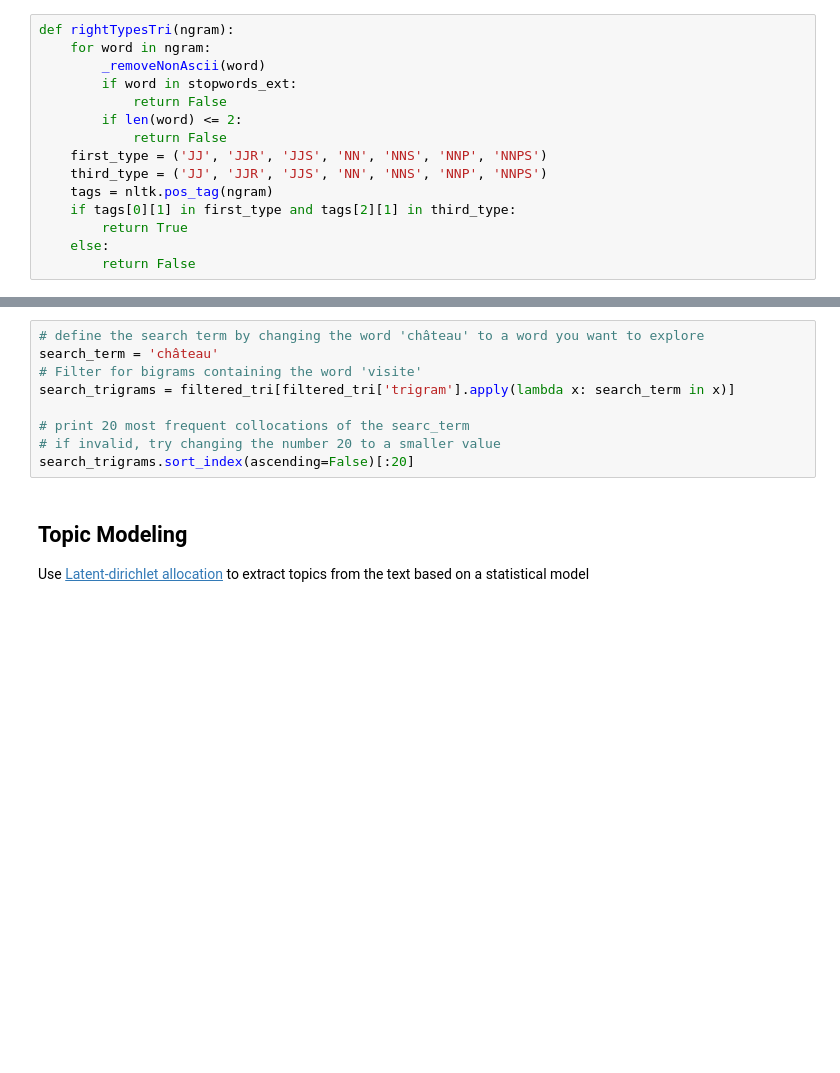
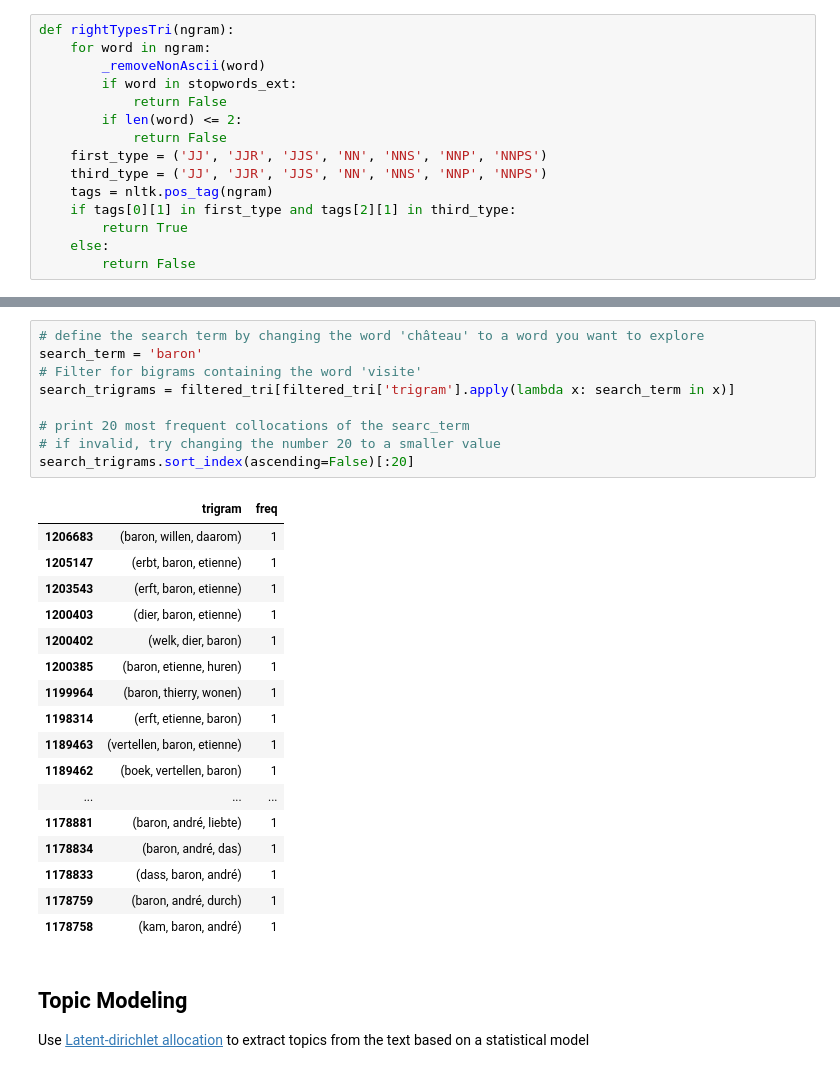
Before and after one commit to jazoza/cultural-data-analysis, a Jupyter notebook: 05_CDA_compare_visualize.ipynb, the cells around one changed output, grey strips where cells are left out. Cells and saved outputs as stored; diff of their text form; blank space fills up the shorter version.

```diff
--- a/05_CDA_compare_visualize.ipynb
+++ b/05_CDA_compare_visualize.ipynb
@@ -176,12 +281,30 @@ filtered_tri[:20]
 # %%
 # define the search term by changing the word 'château' to a word you want to explore
-search_term = 'château'
+search_term = 'baron'
 # Filter for bigrams containing the word 'visite'
 search_trigrams = filtered_tri[filtered_tri['trigram'].apply(lambda x: search_term in x)]
 
 # print 20 most frequent collocations of the searc_term
 # if invalid, try changing the number 20 to a smaller value
 search_trigrams.sort_index(ascending=False)[:20]
+# %% [output]
+|  | trigram | freq |
+| 1206683 | (baron, willen, daarom) | 1 |
+| 1205147 | (erbt, baron, etienne) | 1 |
+| 1203543 | (erft, baron, etienne) | 1 |
+| 1200403 | (dier, baron, etienne) | 1 |
+| 1200402 | (welk, dier, baron) | 1 |
+| 1200385 | (baron, etienne, huren) | 1 |
+| 1199964 | (baron, thierry, wonen) | 1 |
+| 1198314 | (erft, etienne, baron) | 1 |
+| 1189463 | (vertellen, baron, etienne) | 1 |
+| 1189462 | (boek, vertellen, baron) | 1 |
+| ... | ... | ... |
+| 1178881 | (baron, andré, liebte) | 1 |
+| 1178834 | (baron, andré, das) | 1 |
+| 1178833 | (dass, baron, andré) | 1 |
+| 1178759 | (baron, andré, durch) | 1 |
+| 1178758 | (kam, baron, andré) | 1 |
 # %% [markdown]
 ## Topic Modeling
 
```
Also changed, not shown: parts of 14 cells of this notebook.
